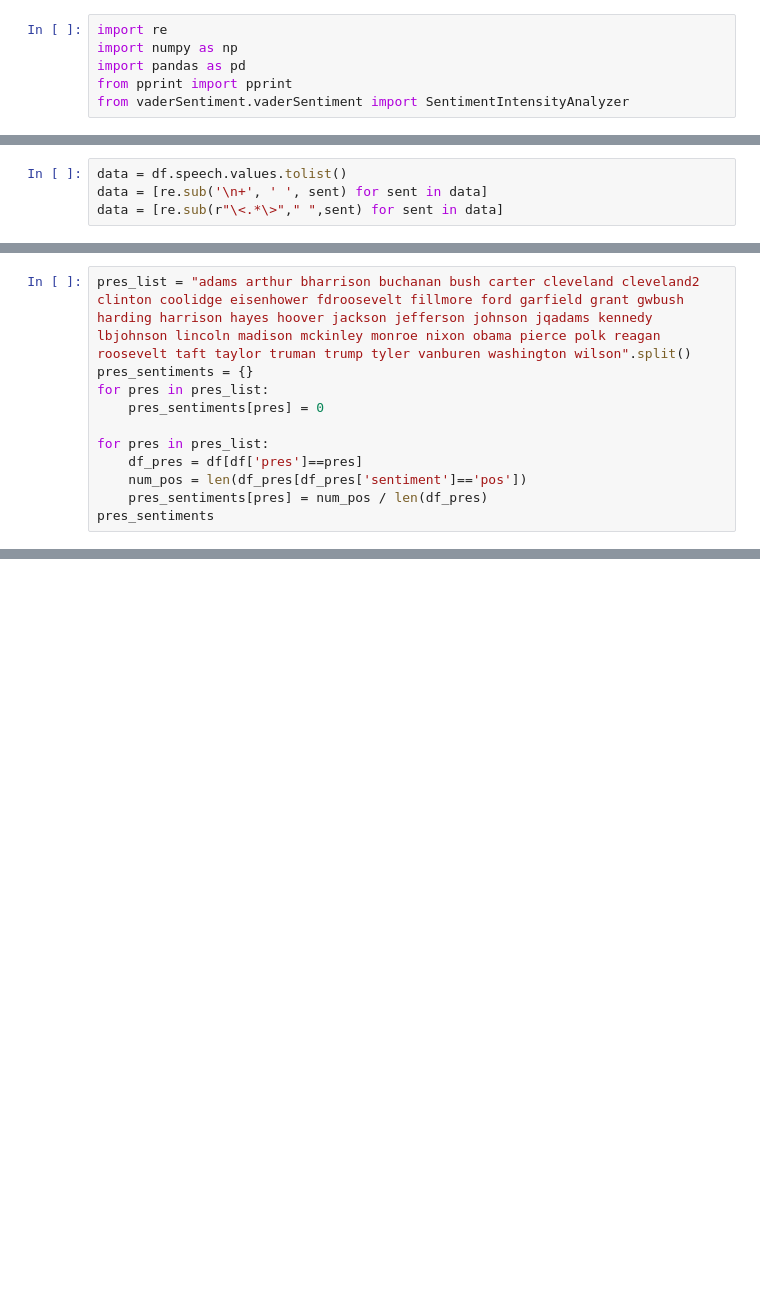
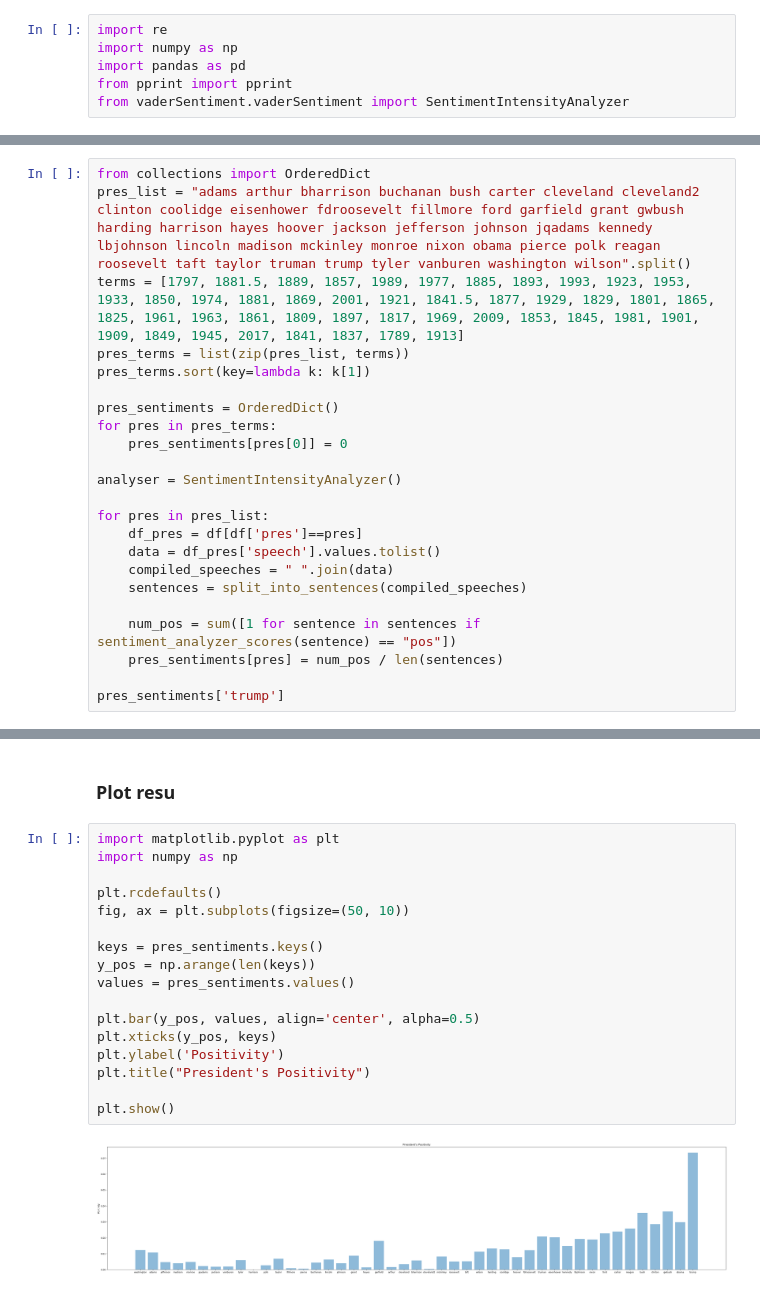
Before and after one commit to li-william/POTUS-speech-analysis, a Jupyter notebook: SentimentAnalysis.ipynb, the cells around one changed output, grey strips where cells are left out. Saved outputs shown, nothing was run; the diff lists cells and outputs as text; blank space fills up the shorter version.

Commit message:
sentiment analysis + visualization

```diff
--- a/SentimentAnalysis.ipynb
+++ b/SentimentAnalysis.ipynb
@@ -43,7 +42,3 @@ df.head()
 | 3 | December 6, 1923 | coolidge | First Annual Message | Since the close of the last Congr... |  |
 | 4 | October 20, 1925 | coolidge | Message Regarding Relationship of... | Mr. Moderator, Members Of The Cou... |  |
 | 5 | March 4, 1925 | coolidge | Inaugural Address | \nMy Countrymen:\n\nNo one can co... |  |
-# %%
-data = df.speech.values.tolist()
-data = [re.sub('\n+', ' ', sent) for sent in data]
-data = [re.sub(r"\<.*\>"," ",sent) for sent in data]
@@ -58,12 +96,24 @@ KeyboardInterrupt:
 # %%
+from collections import OrderedDict
 pres_list = "adams arthur bharrison buchanan bush carter cleveland cleveland2 clinton coolidge eisenhower fdroosevelt fillmore ford garfield grant gwbush harding harrison hayes hoover jackson jefferson johnson jqadams kennedy lbjohnson lincoln madison mckinley monroe nixon obama pierce polk reagan roosevelt taft taylor truman trump tyler vanburen washington wilson".split()
-pres_sentiments = {}
-for pres in pres_list:
-    pres_sentiments[pres] = 0
+terms = [1797, 1881.5, 1889, 1857, 1989, 1977, 1885, 1893, 1993, 1923, 1953, 1933, 1850, 1974, 1881, 1869, 2001, 1921, 1841.5, 1877, 1929, 1829, 1801, 1865, 1825, 1961, 1963, 1861, 1809, 1897, 1817, 1969, 2009, 1853, 1845, 1981, 1901, 1909, 1849, 1945, 2017, 1841, 1837, 1789, 1913]
+pres_terms = list(zip(pres_list, terms))
+pres_terms.sort(key=lambda k: k[1])
+
+pres_sentiments = OrderedDict()
+for pres in pres_terms:
+    pres_sentiments[pres[0]] = 0
+
+analyser = SentimentIntensityAnalyzer()
 
 for pres in pres_list:
     df_pres = df[df['pres']==pres]
-    num_pos = len(df_pres[df_pres['sentiment']=='pos'])
-    pres_sentiments[pres] = num_pos / len(df_pres)
-pres_sentiments
+    data = df_pres['speech'].values.tolist()
+    compiled_speeches = " ".join(data)
+    sentences = split_into_sentences(compiled_speeches)
+
+    num_pos = sum([1 for sentence in sentences if sentiment_analyzer_scores(sentence) == "pos"])
+    pres_sentiments[pres] = num_pos / len(sentences)
+
+pres_sentiments['trump']
 # %% [output]
@@ -108,0 +121,21 @@ df[df['pres']=='trump']
+# %% [markdown]
+### Plot resu
+# %%
+import matplotlib.pyplot as plt
+import numpy as np
+
+plt.rcdefaults()
+fig, ax = plt.subplots(figsize=(50, 10))
+
+keys = pres_sentiments.keys()
+y_pos = np.arange(len(keys))
+values = pres_sentiments.values()
+
+plt.bar(y_pos, values, align='center', alpha=0.5)
+plt.xticks(y_pos, keys)
+plt.ylabel('Positivity')
+plt.title("President's Positivity")
+
+plt.show()
+# %% [output]
+[figure, added]
```
Also changed, not shown: parts of 15 cells of this notebook, 1 other file.
